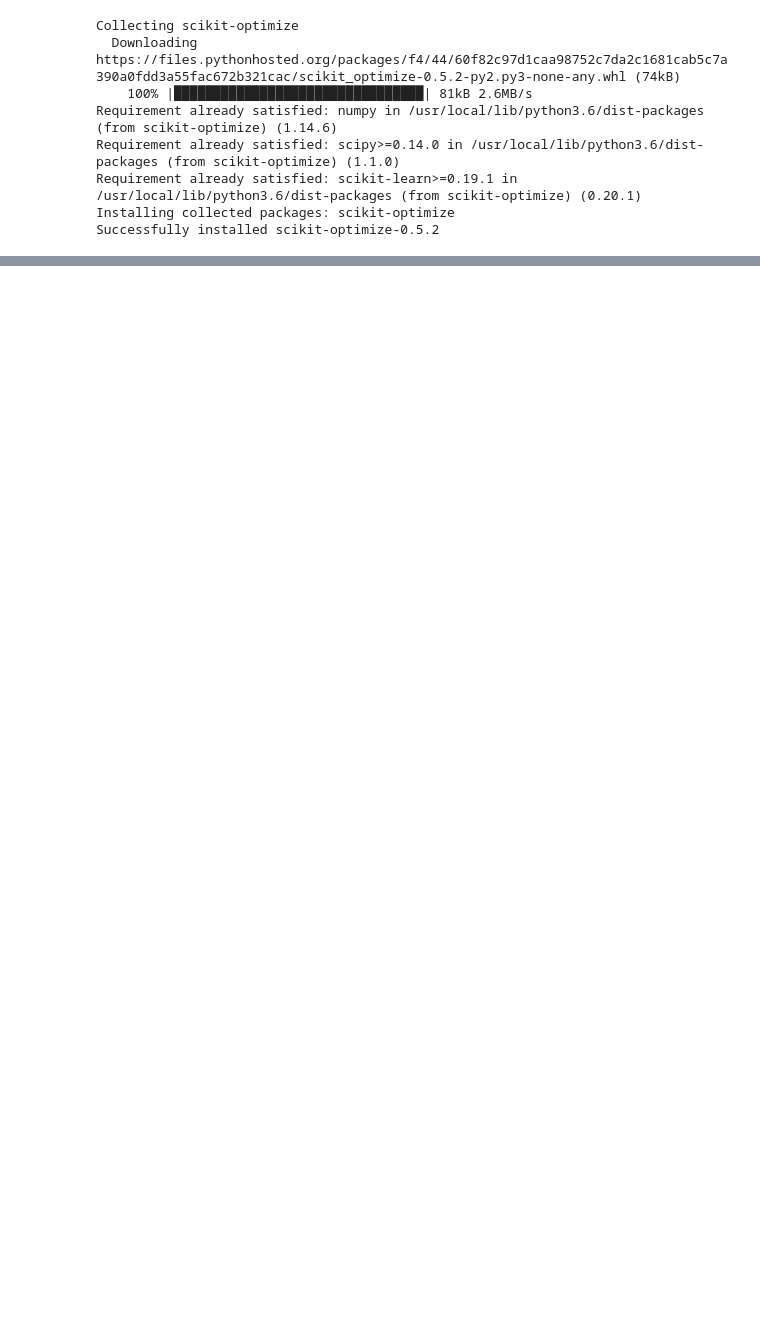
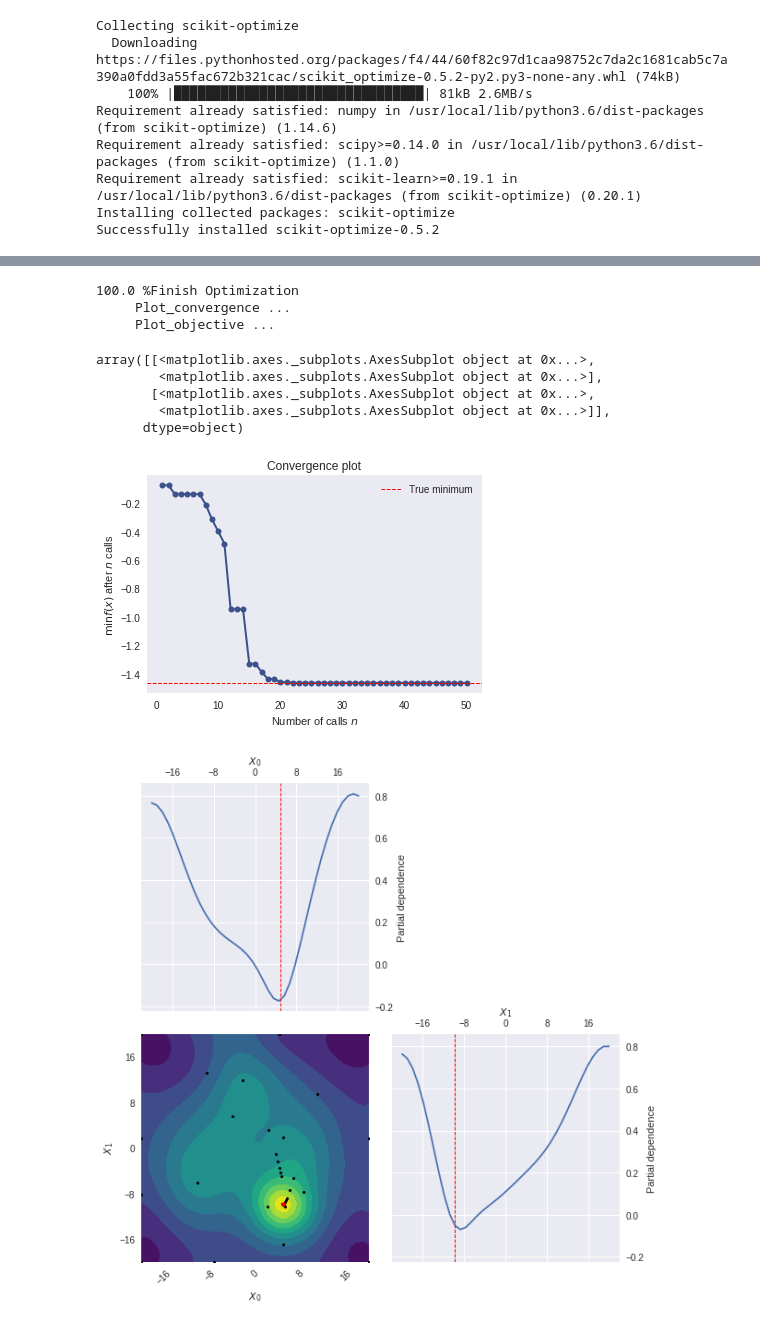
Before and after one commit to mesomesomeso14/optimization_bench, a Jupyter notebook: skopt_test.ipynb, the cells around one changed output, grey strips where cells are left out. Drawn from its saved outputs; the diff is of its cells as text; code cells hidden in the pictures; blank space fills up the shorter version.

```diff
--- a/skopt_test.ipynb
+++ b/skopt_test.ipynb
@@ -18,0 +71,38 @@ import skopt
+# %%
+f = five_well
+
+space = [Real(f.xarea[0], f.xarea[1], name='x1'), Real(f.yarea[0], f.yarea[1], name='x2')]
+ncall = 50
+nrand = 5
+
+@use_named_args(space)
+def objective(**params):
+    x1 = params['x1']
+    x2 = params['x2']
+    score = f.func(x1, x2)
+    return score
+
+def print_progress(res):
+    sys.stdout.write("\r{} %".format(len(res.x_iters) * 100 / ncall))
+    sys.stdout.flush()
+
+result = gp_minimize(objective, space, n_calls=ncall, acq_func='gp_hedge', n_random_starts=nrand,
+                   random_state=220, verbose=False, n_jobs=1, callback=[print_progress])
+
+print('Finish Optimization')
+print('     Plot_convergence ...')
+plot_convergence(result, true_minimum=f.fmin)
+
+print('     Plot_objective ...')
+plot_objective(result, size=4)
+# %% [output]
+100.0 %Finish Optimization
+     Plot_convergence ...
+     Plot_objective ...
+array([[<matplotlib.axes._subplots.AxesSubplot object at 0x...>,
+        <matplotlib.axes._subplots.AxesSubplot object at 0x...>],
+       [<matplotlib.axes._subplots.AxesSubplot object at 0x...>,
+        <matplotlib.axes._subplots.AxesSubplot object at 0x...>]],
+      dtype=object)
+[figure, added]
+[figure, added]
```
Also changed, not shown: parts of 5 cells of this notebook.
